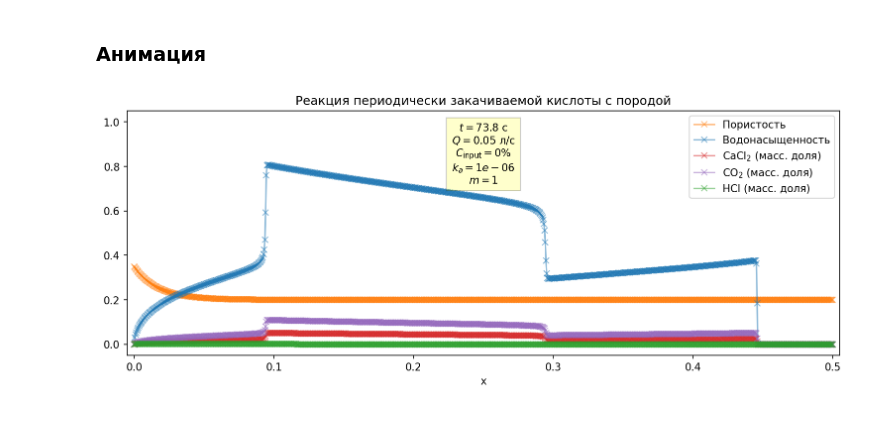
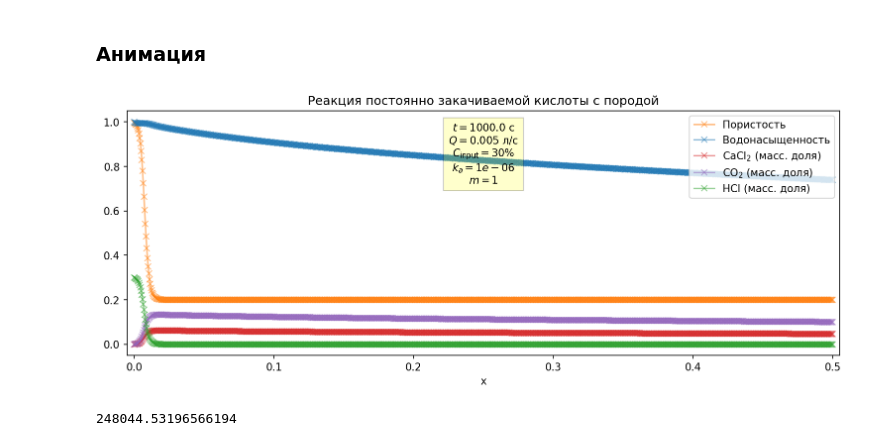
Before and after one commit to lnrSmglln/Carbonate-Acidizing-Modeling, a Jupyter notebook: 2phase/reaction with porous medium.ipynb, the cells around one changed output. Cells and saved outputs as stored; diff of their text form; code cells hidden in the pictures.

```diff
--- a/2phase/reaction with porous medium.ipynb
+++ b/2phase/reaction with porous medium.ipynb
@@ -602,7 +602,8 @@ rho4 = 1000
 rho5 = 1167
 
 # Расход
-flow = 5e-5
+flow = 5e-6
+volume = 5e-3
 
 # Насыщенность
 saturation_left = 1 - S_ORW
@@ -627,7 +628,8 @@ velocity = flow / (height * width) * initial_porosity
 x, h = np.linspace(0, length, num_of_grid_points, endpoint=True, retstep=True)
 
 # оценка времени расчета
-total_time = length * s_right / b(s_right, viscosity_water, viscosity_oil) / velocity * initial_porosity * 0.9
+total_time = volume / flow
+# total_time = length * s_right / b(s_right, viscosity_water, viscosity_oil) / velocity * initial_porosity * 0.9
 # total_time = 10
 
 # временная сетка
@@ -768,36 +770,42 @@ textbox = ax.text(0.5, 0.95, textstr,
         bbox={'facecolor': 'yellow', 'alpha': 0.2, 'pad': 5},
         transform=ax.transAxes)
 
-plt.title("Реакция периодически закачиваемой кислоты с породой")
+plt.title("Реакция постоянно закачиваемой кислоты с породой")
 
 ax.set_xlabel("x")
 ax.set_ylim([-0.05, 1.05])
 ax.set_xlim([-0.01 * length, length * 1.01])
 
 ax.legend(fontsize=10, loc='upper right')
 
 def update(frame):
     ind = frames[frame]
 
     # update the line plot:
     conc2_line.set_data(x, conc2[ind, :]*sat[ind, :])
     conc3_line.set_data(x, conc3[ind, :]*sat[ind, :])
     conc5_line.set_data(x, conc5[ind, :]*sat[ind, :])
     sat_line.set_data(x, sat[ind, :])
     phi_line.set_data(x, phi[ind, :])
 
     textstr = '\n'.join((
             r'$t=%.1f$ %s' % (t[ind], "с"),
-            r'$Q = %.2f$ л/c' % (flow*1000),
+            r'$Q = %.3f$ л/c' % (flow*1000),
             r'$C_{\text{input}}=%.0f$%s' % (conc2[ind, 0]*100, "%"),
             f'$k_a = {k_a}$',
             f'$m = {m}$'
             ))
 
     textbox.set_text(textstr)
     return conc2_line, conc3_line, conc5_line, sat_line, phi_line, textbox
 
 ani = animation.FuncAnimation(fig=fig, func=update, frames=n_frames, interval=0.1, blit=True)
 ani.save(filename="../data/acid_field.gif", writer="pillow")
 # %% [output]
-[figure, old version]
+[figure, new version]
+# %%
+Jo = k_a * 1.0 * (1 - initial_porosity) * M1 / 2 * S_s * np.power(rho3 / M2 * (conc_left - c_eq), m)
+Da = Jo / velocity_left[0]
+Da
+# %% [output]
+248044.53196566194
```
Also changed, not shown: parts of 1 cell of this notebook, 6 other files.
